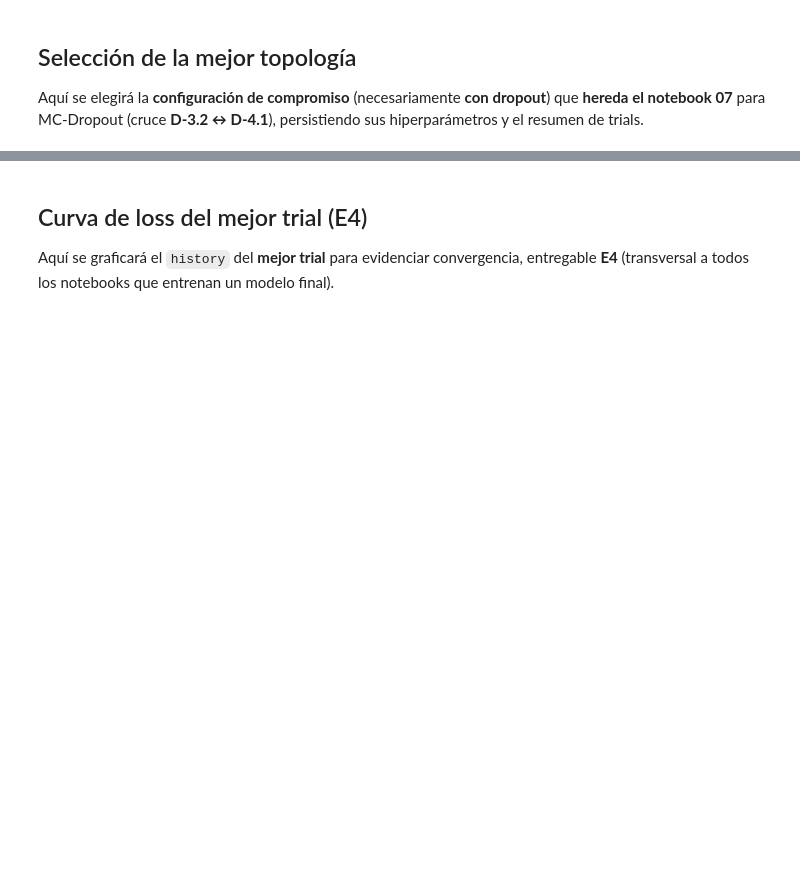
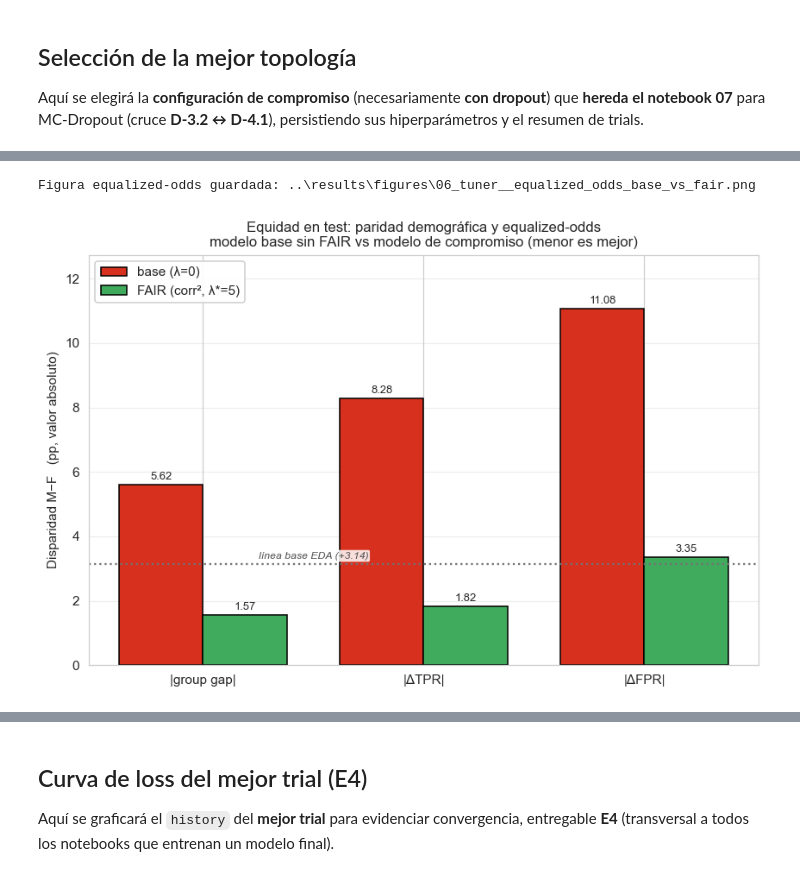
Before and after one commit to Romequinco/TALLER_FAIR_CREDIT_MODEL, a Jupyter notebook: notebooks/06_tarea3_keras_tuner.ipynb, the cells around one changed output, grey strips where cells are left out. Saved outputs shown, nothing was run; the diff lists cells and outputs as text; code cells hidden in the pictures; blank space fills up the shorter version.

```diff
--- a/notebooks/06_tarea3_keras_tuner.ipynb
+++ b/notebooks/06_tarea3_keras_tuner.ipynb
@@ -449,0 +702,36 @@ Trials guardados: ..\results\tables\06_tuner__trials.csv
+# %%
+# === Figura: equidad en test (paridad demografica + equalized-odds), base vs FAIR ===
+# La tabla E5 ya tiene group gap, ΔTPR y ΔFPR; aqui se VEN. Rojo=base (problema),
+# verde=FAIR (mejora). Reducir el group gap no garantiza arreglar ΔFPR -> matiz honesto.
+if df_medidas:
+    metr = ["group gap", "ΔTPR", "ΔFPR"]
+    base = [r0["gap_test_mean"], r0["dtpr_test_mean"], r0["dfpr_test_mean"]]
+    fair = [fila_star["gap_test_mean"], fila_star["dtpr_test_mean"], fila_star["dfpr_test_mean"]]
+
+    x = np.arange(len(metr)); w = 0.38
+    fig, ax = plt.subplots(figsize=(7.8, 5.2))
+    b1 = ax.bar(x - w / 2, np.abs(base), w, color=COLOR_IMPAGA, edgecolor="black", label="base (λ=0)")
+    b2 = ax.bar(x + w / 2, np.abs(fair), w, color=COLOR_ACENTO, edgecolor="black",
+                label=f"FAIR ({NOMBRE_MEDIDA[MEASURE_STAR]}, λ*={LAMBDA_STAR:g})")
+    # rotulo del baseline EDA en el hueco entre grupos (x=0.5), no encima de las barras
+    ax.axhline(GAP_BASE_EDA, color="#737373", ls=":", lw=1.5, zorder=1)
+    ax.text(0.5, GAP_BASE_EDA + 0.12, f"línea base EDA (+{GAP_BASE_EDA:.2f})",
+            va="bottom", ha="center", fontsize=8, color="#525252", style="italic",
+            bbox=dict(boxstyle="round,pad=0.15", fc="white", ec="none", alpha=0.85))
+    for b in (b1, b2):
+        ax.bar_label(b, fmt="%.2f", padding=2, fontsize=8.5)
+    ax.set_xticks(x); ax.set_xticklabels([f"|{m}|" for m in metr])
+    ax.set_ylabel("Disparidad M−F   (pp, valor absoluto)")
+    ax.set_ylim(0, max(np.abs(np.r_[base, fair])) * 1.15)   # headroom para el valor mas alto
+    ax.set_title("Equidad en test: paridad demográfica y equalized-odds\n"
+                 "modelo base sin FAIR vs modelo de compromiso (menor es mejor)", fontsize=11)
+    ax.legend(frameon=True, framealpha=0.95)
+    ax.grid(True, axis="y", alpha=0.35)
+    fig.tight_layout()
+    ruta = FIG_DIR / "06_tuner__equalized_odds_base_vs_fair.png"
+    fig.savefig(ruta, bbox_inches="tight", dpi=150)
+    print("Figura equalized-odds guardada:", ruta)
+    plt.show()
+# %% [output]
+Figura equalized-odds guardada: ..\results\figures\06_tuner__equalized_odds_base_vs_fair.png
+[figure, added]
```
Also changed, not shown: parts of 20 cells of this notebook, 21 other files.
